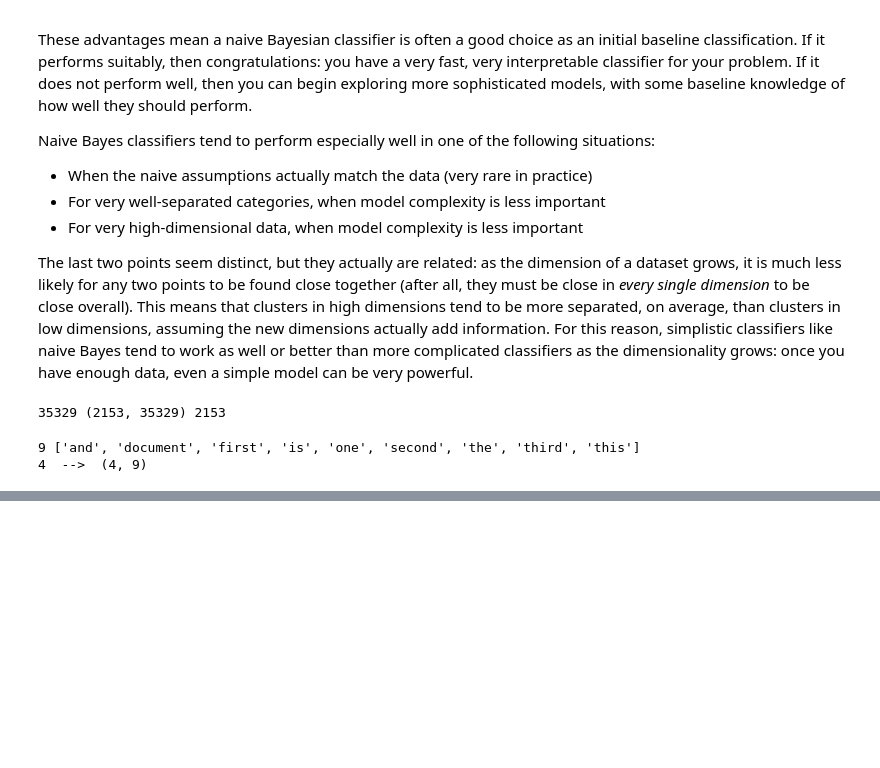
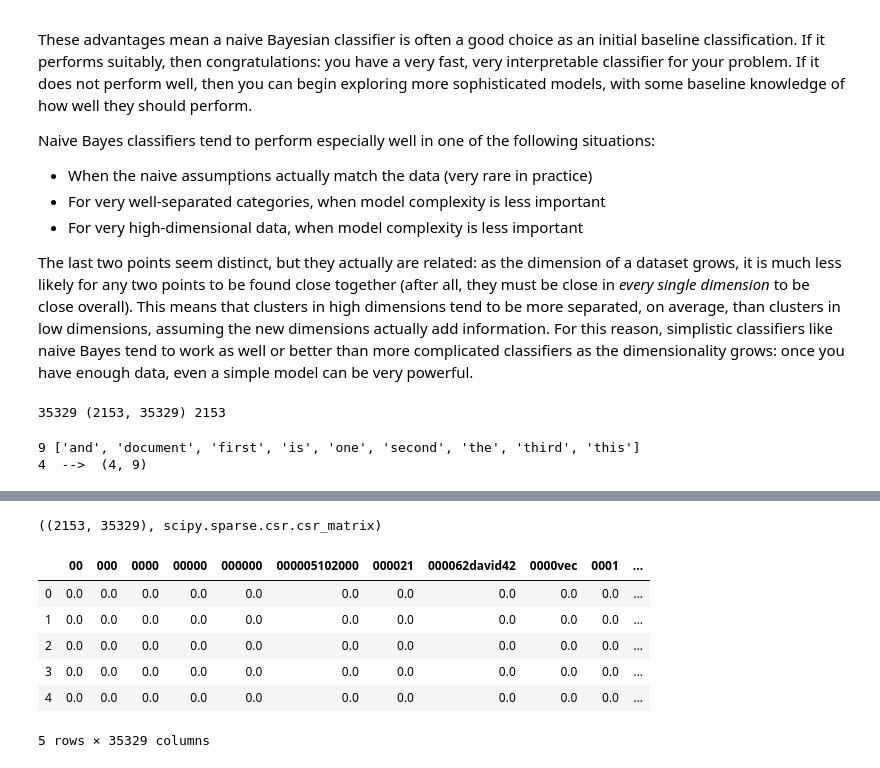
Before and after one commit to yongduek/PythonDataScienceHandbook, a Jupyter notebook: notebooks/05.05-Naive-Bayes.ipynb, the cells around one changed output, grey strips where cells are left out. Saved outputs shown, nothing was run; the diff lists cells and outputs as text; code cells hidden in the pictures; blank space fills up the shorter version.

```diff
--- a/notebooks/05.05-Naive-Bayes.ipynb
+++ b/notebooks/05.05-Naive-Bayes.ipynb
@@ -419,0 +479,16 @@ $$
+# %%
+v.shape, type(v)
+# %% [output]
+((2153, 35329), scipy.sparse.csr.csr_matrix)
+# %%
+import pandas as pd
+df = pd.DataFrame(v.toarray(), columns = vec.get_feature_names())
+df.head()
+# %% [output]
+|  | 00 | 000 | 0000 | 00000 | 000000 | 000005102000 | 000021 | 000062david42 | 0000vec | 0001 | ... |
+| 0 | 0.0 | 0.0 | 0.0 | 0.0 | 0.0 | 0.0 | 0.0 | 0.0 | 0.0 | 0.0 | ... |
+| 1 | 0.0 | 0.0 | 0.0 | 0.0 | 0.0 | 0.0 | 0.0 | 0.0 | 0.0 | 0.0 | ... |
+| 2 | 0.0 | 0.0 | 0.0 | 0.0 | 0.0 | 0.0 | 0.0 | 0.0 | 0.0 | 0.0 | ... |
+| 3 | 0.0 | 0.0 | 0.0 | 0.0 | 0.0 | 0.0 | 0.0 | 0.0 | 0.0 | 0.0 | ... |
+| 4 | 0.0 | 0.0 | 0.0 | 0.0 | 0.0 | 0.0 | 0.0 | 0.0 | 0.0 | 0.0 | ... |
+5 rows × 35329 columns
```
Also changed, not shown: parts of 28 cells of this notebook, 2 other files.
